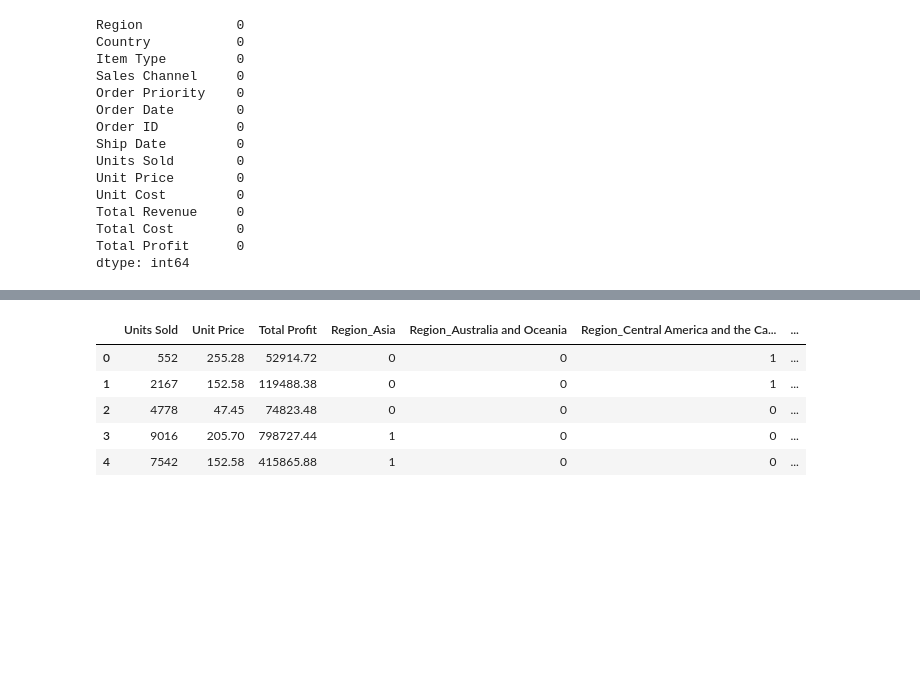
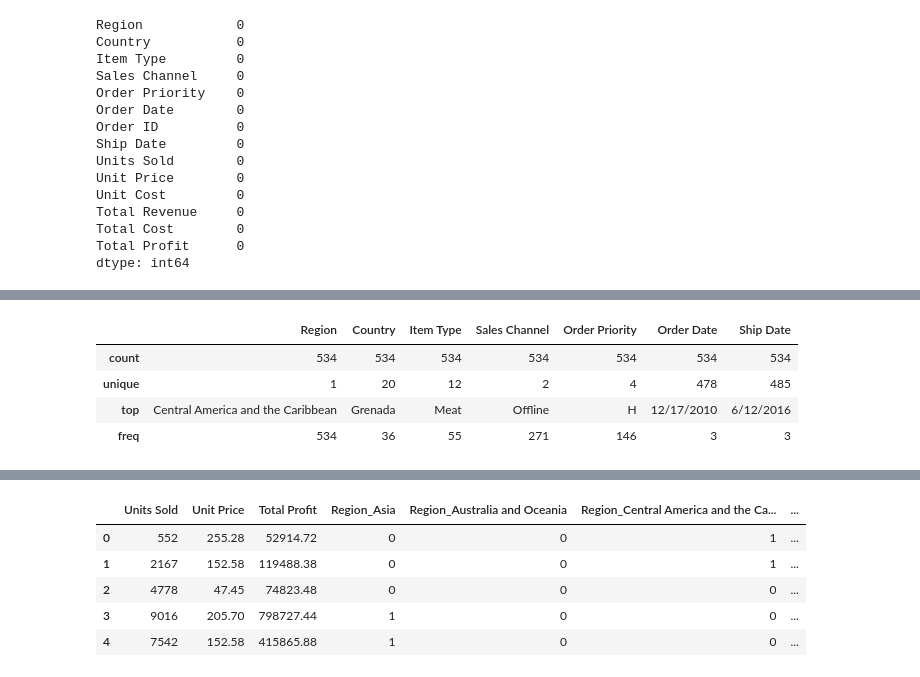
Before and after one commit to JongBeomPark78/DAP, a Jupyter notebook: Data_Analysis_final.ipynb, the cells around one changed output, grey strips where cells are left out. Cells and saved outputs as stored; diff of their text form; code cells hidden in the pictures; blank space fills up the shorter version.

```diff
--- a/Data_Analysis_final.ipynb
+++ b/Data_Analysis_final.ipynb
@@ -50,0 +114,8 @@ data.boxplot(column=['Total Profit'])
+# %%
+CA_C.describe(include=[object])
+# %% [output]
+|  | Region | Country | Item Type | Sales Channel | Order Priority | Order Date | Ship Date |
+| count | 534 | 534 | 534 | 534 | 534 | 534 | 534 |
+| unique | 1 | 20 | 12 | 2 | 4 | 478 | 485 |
+| top | Central America and the Caribbean | Grenada | Meat | Offline | H | 12/17/2010 | 6/12/2016 |
+| freq | 534 | 36 | 55 | 271 | 146 | 3 | 3 |
```
Also changed, not shown: parts of 13 cells of this notebook.
